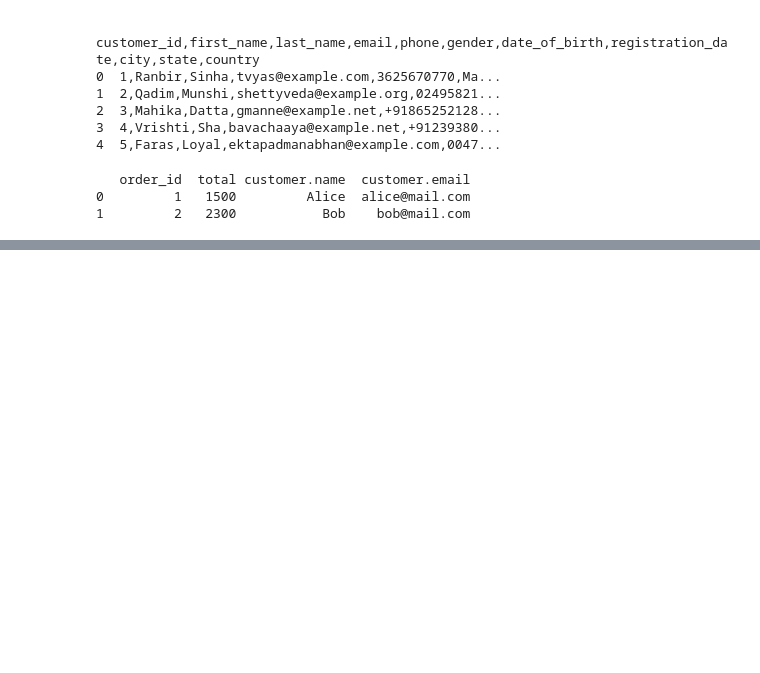
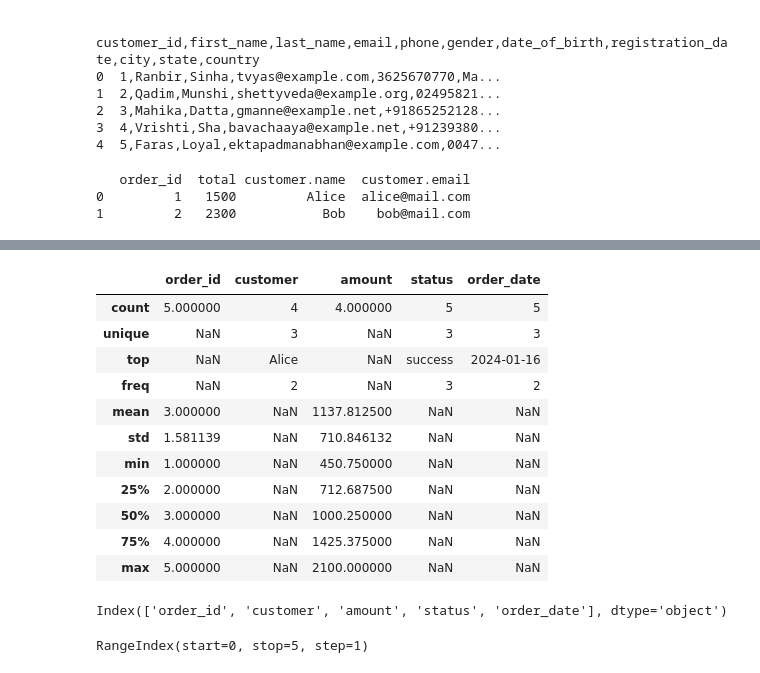
Before and after one commit to Obulreddy0/pandas_practise, a Jupyter notebook: pandas_practise.ipynb, the cells around one changed output, grey strips where cells are left out. Saved outputs shown, nothing was run; the diff lists cells and outputs as text; code cells hidden in the pictures; blank space fills up the shorter version.

```diff
--- a/pandas_practise.ipynb
+++ b/pandas_practise.ipynb
@@ -347,3 +347,13 @@ print(students)
 1         2   2300           Bob    bob@mail.com
 # %%
 students.to_json("students.json", orient="records")
+# %%
+import pandas as pd
+
+df = pd.DataFrame({
+    "order_id": [1, 2, 3, 4, 5],
+    "customer": ["Alice", "Bob", "Alice", None, "Charlie"],
+    "amount": [1200.5, 800.0, 450.75, 2100.0, None],
+    "status": ["success", "failed", "success", "pending", "success"],
+    "order_date": ["2024-01-15", "2024-01-16", "2024-01-16", "2024-01-17", "2024-01-17"]
+})
@@ -349,0 +410,23 @@ students.to_json("students.json", orient="records")
+# %%
+df.describe(include="all")  # include string columns too
+# %% [output]
+|  | order_id | customer | amount | status | order_date |
+| count | 5.000000 | 4 | 4.000000 | 5 | 5 |
+| unique | NaN | 3 | NaN | 3 | 3 |
+| top | NaN | Alice | NaN | success | 2024-01-16 |
+| freq | NaN | 2 | NaN | 3 | 2 |
+| mean | 3.000000 | NaN | 1137.812500 | NaN | NaN |
+| std | 1.581139 | NaN | 710.846132 | NaN | NaN |
+| min | 1.000000 | NaN | 450.750000 | NaN | NaN |
+| 25% | 2.000000 | NaN | 712.687500 | NaN | NaN |
+| 50% | 3.000000 | NaN | 1000.250000 | NaN | NaN |
+| 75% | 4.000000 | NaN | 1425.375000 | NaN | NaN |
+| max | 5.000000 | NaN | 2100.000000 | NaN | NaN |
+# %%
+df.columns    # Index(['order_id', 'customer', 'amount', 'status', 'order_date'], dtype='object')
+# %% [output]
+Index(['order_id', 'customer', 'amount', 'status', 'order_date'], dtype='object')
+# %%
+df.index      # RangeIndex(start=0, stop=5, step=1)
+# %% [output]
+RangeIndex(start=0, stop=5, step=1)
```
Also changed, not shown: parts of 10 cells of this notebook.
